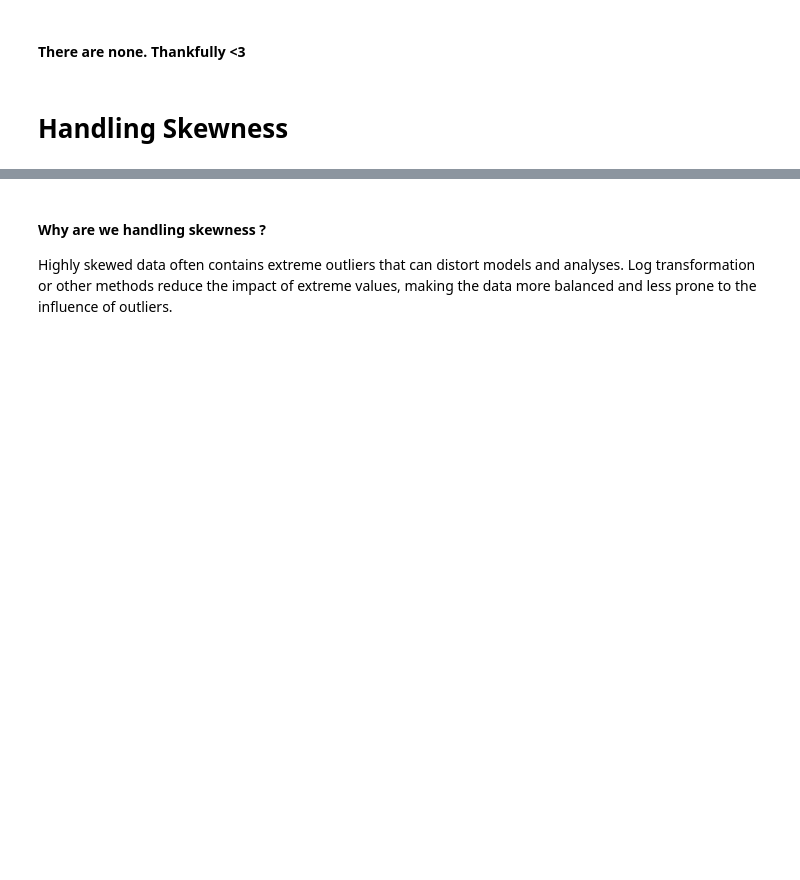
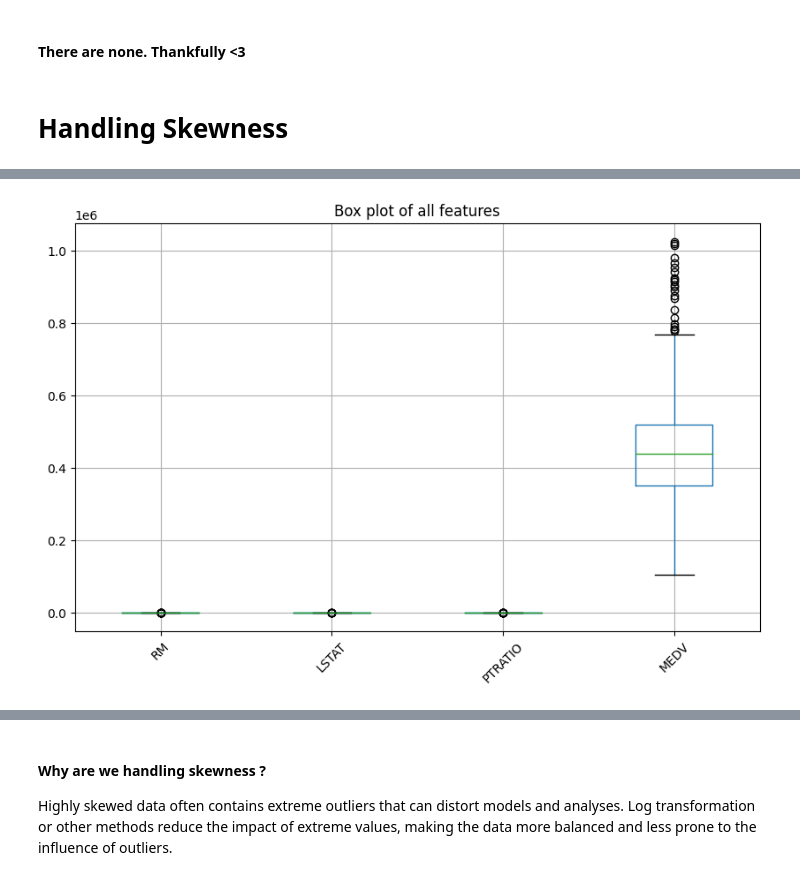
Before and after one commit to FCAI-CU-AI-Community/Sessions, a Jupyter notebook: Session-03/eda-preprocessing.ipynb, the cells around one changed output, grey strips where cells are left out. Cells and saved outputs as stored; diff of their text form; code cells hidden in the pictures; blank space fills up the shorter version.

```diff
--- a/Session-03/eda-preprocessing.ipynb
+++ b/Session-03/eda-preprocessing.ipynb
@@ -1046,0 +1023,2 @@ for i, col in enumerate(cols):
+# %%
+boston = pd.read_csv('/kaggle/input/bostonhoustingmlnd/housing.csv')
@@ -1046,0 +1034,8 @@ for i, col in enumerate(cols):
+# %%
+plt.figure(figsize=(10, 6))
+boston.boxplot()
+plt.xticks(rotation=45)
+plt.title('Box plot of all features')
+plt.show()
+# %% [output]
+[figure, added]
```
Also changed, not shown: parts of 15 cells of this notebook.
